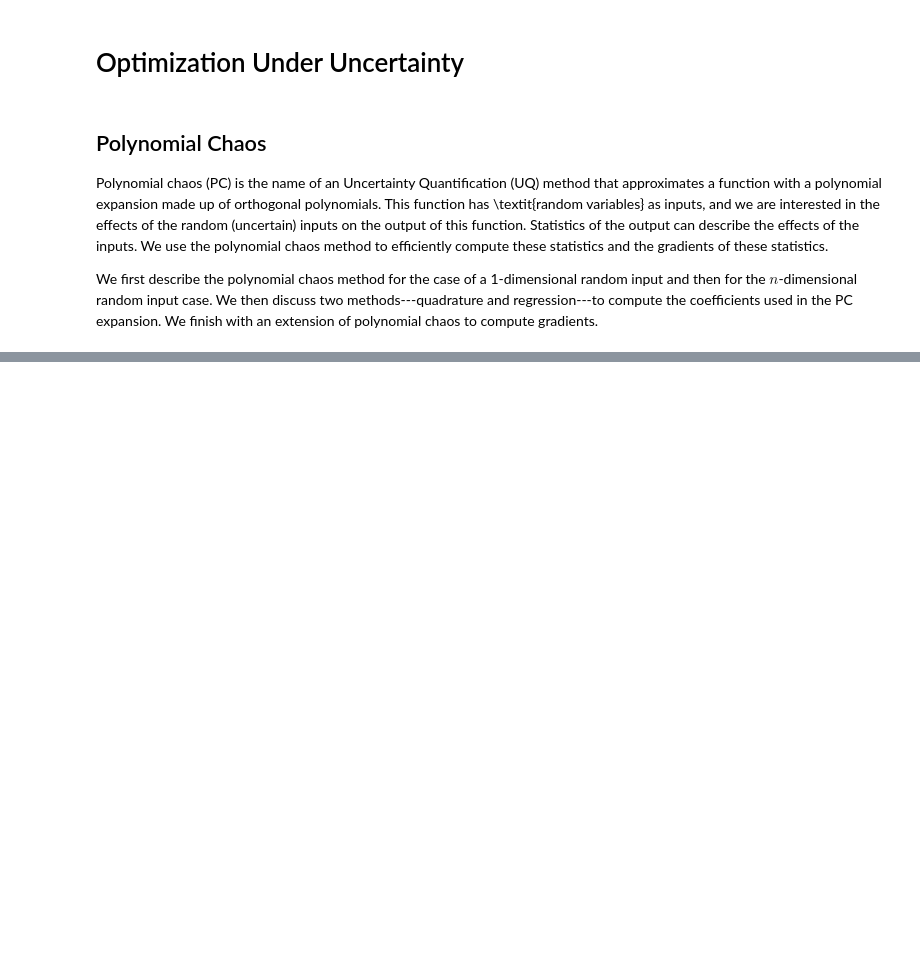
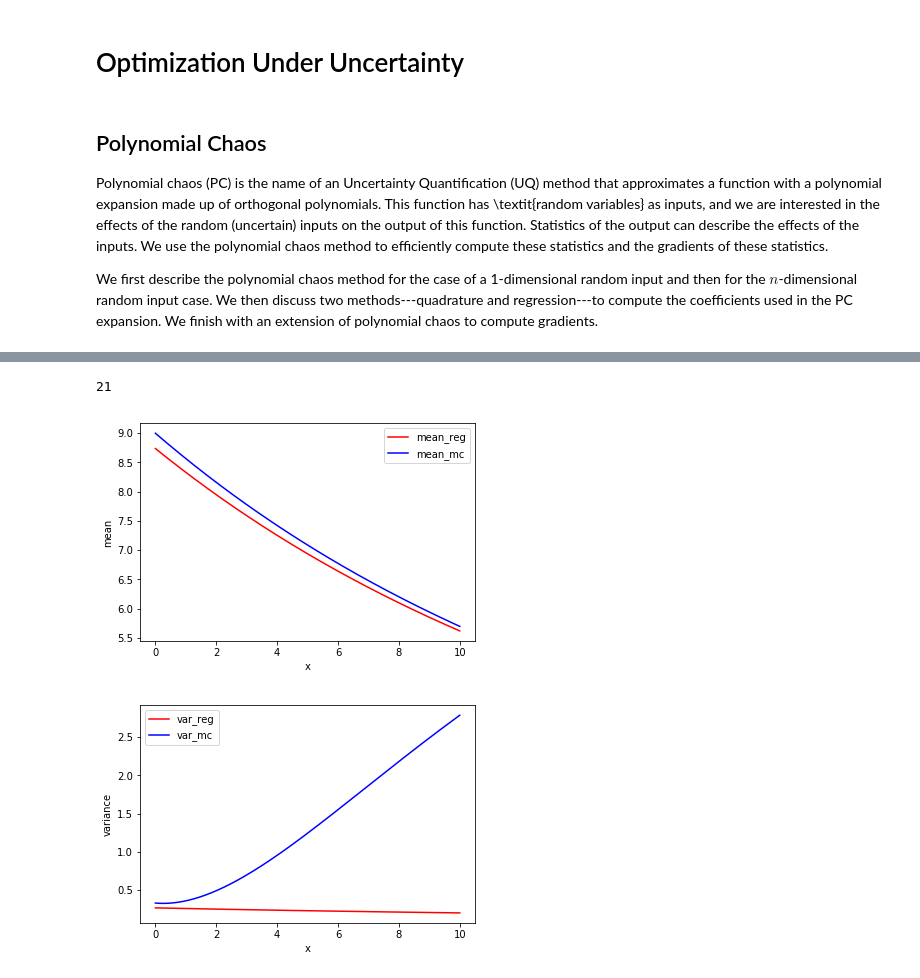
Before and after one commit to byuflowlab/ouu, a Jupyter notebook: OUU.ipynb, the cells around one changed output, grey strips where cells are left out. Cells and saved outputs as stored; diff of their text form; code cells hidden in the pictures; blank space fills up the shorter version.

```diff
--- a/OUU.ipynb
+++ b/OUU.ipynb
@@ -326,0 +407,30 @@ Typical choices of $K$ are 10 or $m$, which are known as 10-fold cross-validatio
+# %%
+# Regression
+order = 5
+poly2 = cp.orth_ttr(order, dist)
+nodes2 = dist.sample(2*len(poly2), "H")
+solves = [U(x, s[0], s[1]) for s in nodes2.T]
+U_hat = cp.fit_regression(poly2, nodes2, solves, rule="T")
+
+print len(poly2)
+mean_reg = cp.E(U_hat, dist)
+var_reg = cp.Var(U_hat, dist)
+
+plt.figure(1)
+plt.plot(x, mean_reg, "r", label="mean_reg")
+plt.plot(x, mean_mc, "b", label="mean_mc")
+plt.xlabel("x")
+plt.ylabel("mean")
+plt.legend()
+
+plt.figure(2)
+plt.plot(x, var_reg, "r", label="var_reg")
+plt.plot(x, var_mc, "b", label="var_mc")
+plt.xlabel("x")
+plt.ylabel("variance")
+plt.legend()
+plt.show()
+# %% [output]
+21
+[figure, added]
+[figure, added]
```
Also changed, not shown: parts of 10 cells of this notebook.
